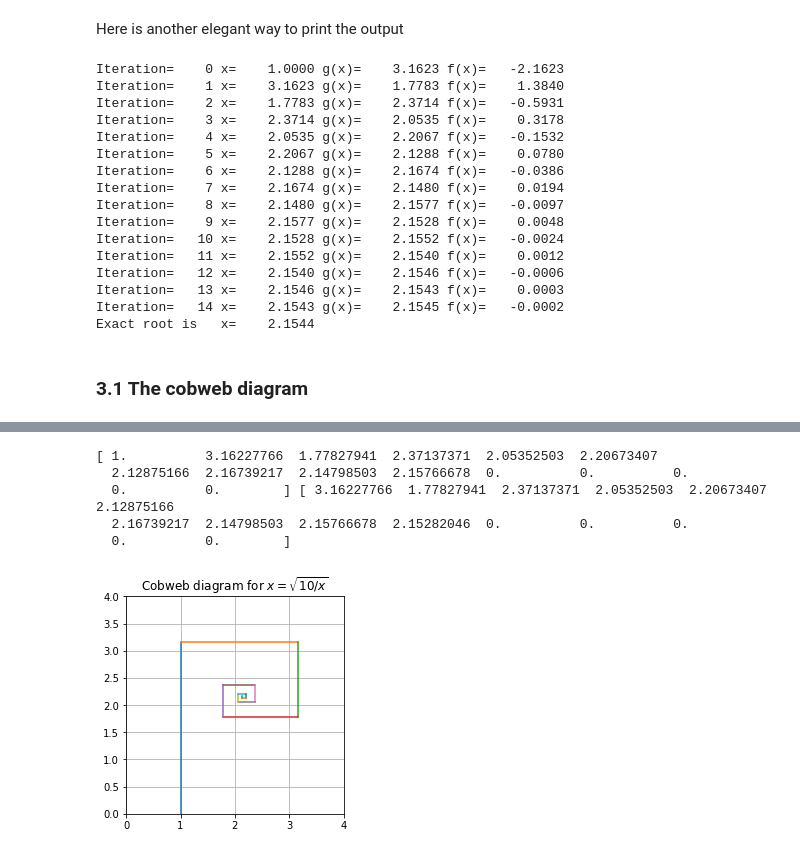
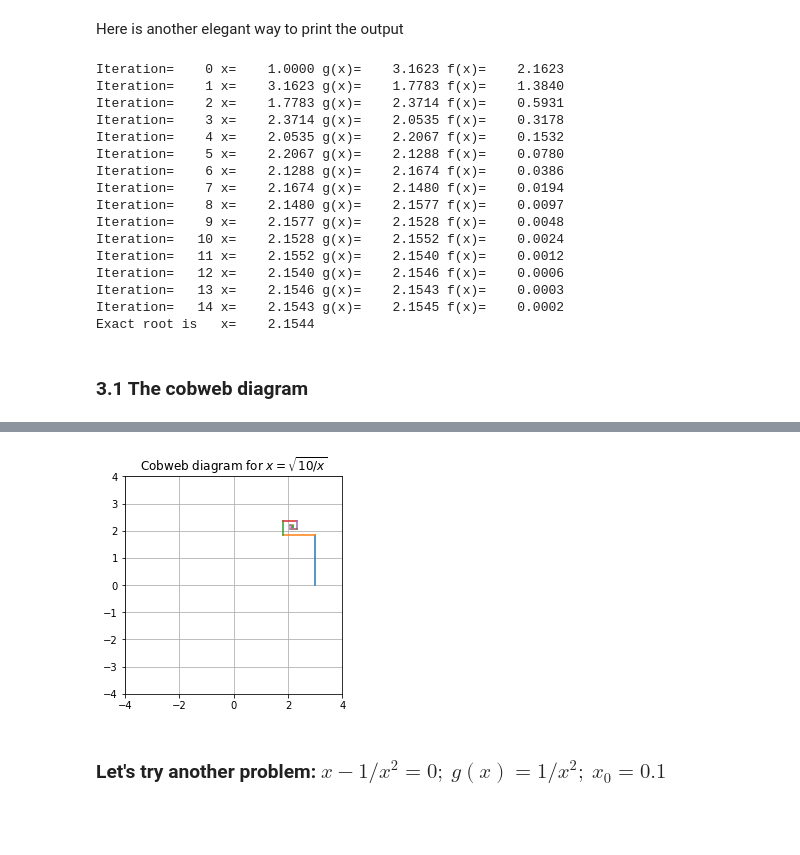
Before and after one commit to raghurama123/NumericalMethodsOld, a Jupyter notebook: nm2021_08_RootFinding.ipynb, the cells around one changed output, grey strips where cells are left out. Drawn from its saved outputs; the diff is of its cells as text; code cells hidden in the pictures; blank space fills up the shorter version.

```diff
--- a/nm2021_08_RootFinding.ipynb
+++ b/nm2021_08_RootFinding.ipynb
@@ -83,9 +83,21 @@ def g(x):
     val=np.sqrt(10.0/x)
     return val
 
-x=1
+#x=1  # initial guess
 
-for i in range(0,10):
+#MAX_iter=20
+#for i in range(0,MAX_iter):
+    #if np.abs(f(x)) < 1e-3:  # condition for convergence
+    #    break
+    #if np.abs(x-g(x)) < 1e-3: # another condition for convergence
+        #break
+    #print('Iteration: ',i,' x:',x,' g(x):',g(x),' f(x): ', f(x))
+    #x=g(x)
+
+x=1  # initial guess
+dx=x
+while dx > 1e-3:
+    dx=np.abs(x-g(x))
     print('Iteration: ',i,' x:',x,' g(x):',g(x),' f(x): ', f(x))
     x=g(x)
 
@@ -105,33 +120,36 @@ Exact root is  x: 2.15443469003
 # %% [markdown]
 Here is another elegant way to print the output
 # %%
-x=1
+x=1.0
 
 for i in range(0,15):
     gx=g(x)
     fx=f(x)
-    out=(f'''Iteration={i:5d} x={x:10.4f} g(x)={gx:10.4f} f(x)={fx:10.4f}''')
-    print(out)
+    fstring=(f'''Iteration={i:5d} x={x:10.4f} g(x)={gx:10.4f} f(x)={np.abs(fx):10.4f}''') # using f-string
+    print(fstring)
     x=g(x)
 
 out=(f'''Exact root is   x={np.power(10.0,1.0/3.0):10.4f}''')
 print(out)
+
+#mynumber=3.14
+#print('{:10.8f}'.format(mynumber))
 # %% [output]
-Iteration=    0 x=    1.0000 g(x)=    3.1623 f(x)=   -2.1623
+Iteration=    0 x=    1.0000 g(x)=    3.1623 f(x)=    2.1623
 Iteration=    1 x=    3.1623 g(x)=    1.7783 f(x)=    1.3840
-Iteration=    2 x=    1.7783 g(x)=    2.3714 f(x)=   -0.5931
+Iteration=    2 x=    1.7783 g(x)=    2.3714 f(x)=    0.5931
 Iteration=    3 x=    2.3714 g(x)=    2.0535 f(x)=    0.3178
-Iteration=    4 x=    2.0535 g(x)=    2.2067 f(x)=   -0.1532
+Iteration=    4 x=    2.0535 g(x)=    2.2067 f(x)=    0.1532
 Iteration=    5 x=    2.2067 g(x)=    2.1288 f(x)=    0.0780
-Iteration=    6 x=    2.1288 g(x)=    2.1674 f(x)=   -0.0386
+Iteration=    6 x=    2.1288 g(x)=    2.1674 f(x)=    0.0386
 Iteration=    7 x=    2.1674 g(x)=    2.1480 f(x)=    0.0194
-Iteration=    8 x=    2.1480 g(x)=    2.1577 f(x)=   -0.0097
+Iteration=    8 x=    2.1480 g(x)=    2.1577 f(x)=    0.0097
 Iteration=    9 x=    2.1577 g(x)=    2.1528 f(x)=    0.0048
-Iteration=   10 x=    2.1528 g(x)=    2.1552 f(x)=   -0.0024
+Iteration=   10 x=    2.1528 g(x)=    2.1552 f(x)=    0.0024
 Iteration=   11 x=    2.1552 g(x)=    2.1540 f(x)=    0.0012
-Iteration=   12 x=    2.1540 g(x)=    2.1546 f(x)=   -0.0006
+Iteration=   12 x=    2.1540 g(x)=    2.1546 f(x)=    0.0006
 Iteration=   13 x=    2.1546 g(x)=    2.1543 f(x)=    0.0003
-Iteration=   14 x=    2.1543 g(x)=    2.1545 f(x)=   -0.0002
+Iteration=   14 x=    2.1543 g(x)=    2.1545 f(x)=    0.0002
 Exact root is   x=    2.1544
 # %% [markdown]
 ### 3.1 The cobweb diagram
@@ -148,51 +166,50 @@ N=15
 x=np.zeros(N,float)
 g=np.zeros(N,float)
 
-x0=1.0
+x0=3   # initial guess
+
 Ni=10
 for i in range(0,Ni):
     x[i]=x0
     g[i]=g_fn(x0)
     x0=g[i]
 
-print(x,g)
+#print(x,g)
-# %% [output]
-[ 1.          3.16227766  1.77827941  2.37137371  2.05352503  2.20673407
-  2.12875166  2.16739217  2.14798503  2.15766678  0.          0.          0.
-  0.          0.        ] [ 3.16227766  1.77827941  2.37137371  2.05352503  2.20673407  2.12875166
-  2.16739217  2.14798503  2.15766678  2.15282046  0.          0.          0.
-  0.          0.        ]
 # %%
 import numpy as np
 import matplotlib.pyplot as plt
 
 fig = plt.figure()                        # comment if square plot is not needed
 ax = fig.add_subplot(111)                 # comment if square plot is not needed
 
-plt.ylim(0, 4)
-plt.xlim(0, 4)
+plt.ylim(-4, 4)
+plt.xlim(-4, 4)
 
 xval=[x[0],x[0]]
 gval=[   0,g[0]]
 plt.plot(xval,gval)
 
 for i in range(0,6):
 
+    # horizontal line, same y-value
     xval=[x[i],g[i]]
     gval=[g[i],g[i]]
     plt.plot(xval,gval)
 
+    # vertical line, same x-value
     xval=[g[i],x[i+1]]
     gval=[g[i],g[i+1]]
     plt.plot(xval,gval)
 
 
 plt.grid()
 
 ax.set_aspect('equal', adjustable='box')  # comment if square plot is not needed
 
 plt.title('Cobweb diagram for $x=\sqrt{10/x}$')
 plt.legend()
 plt.show()
 # %% [output]
-[figure, old version]
+[figure, new version]
+# %% [markdown]
+### Let's try another problem: $x - 1/x^2 = 0;~g(x)=1/x^2;~x_0 = 0.1$
```
Also changed, not shown: parts of 3 cells of this notebook.
